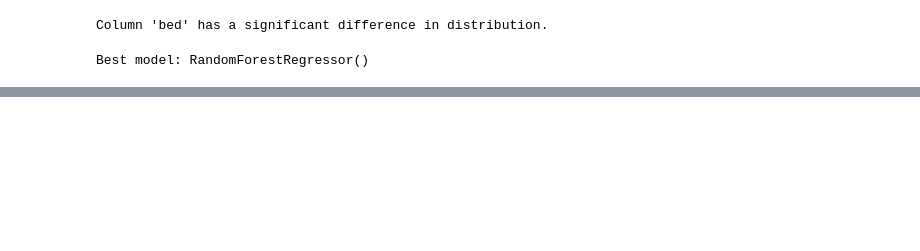
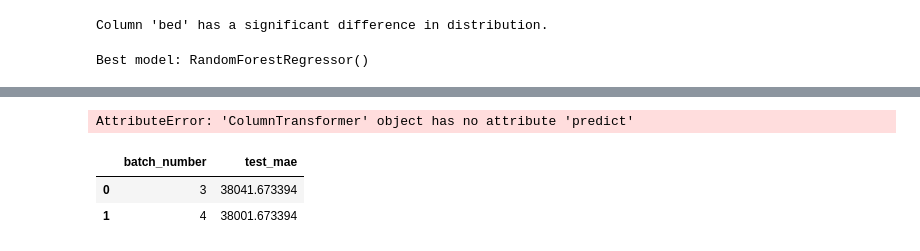
Before and after one commit to bermud1992/MLops_PF-main, a Jupyter notebook: myjupyter/train.ipynb, the cells around one changed output, grey strips where cells are left out. Saved outputs shown, nothing was run; the diff lists cells and outputs as text; code cells hidden in the pictures; blank space fills up the shorter version.

```diff
--- a/myjupyter/train.ipynb
+++ b/myjupyter/train.ipynb
@@ -241,0 +236,22 @@ Pipeline(steps=[('preprocessor',
+# %%
+pipeline.predict(X_train)
+# %% [output]
+AttributeError: 'ColumnTransformer' object has no attribute 'predict'
+# %%
+conn = mysql.connector.connect(
+    host="mysql",
+    user="airflow",
+    password="airflow",
+    database="airflow"
+)
+
+query = """
+        SELECT DISTINCT * FROM mae_data_table ORDER BY batch_number ASC;
+        """
+mae = pd.read_sql(query, con=conn)
+conn.close()
+mae
+# %% [output]
+|  | batch_number | test_mae |
+| 0 | 3 | 38041.673394 |
+| 1 | 4 | 38001.673394 |
```
Also changed, not shown: parts of 9 cells of this notebook, 24 other files.
